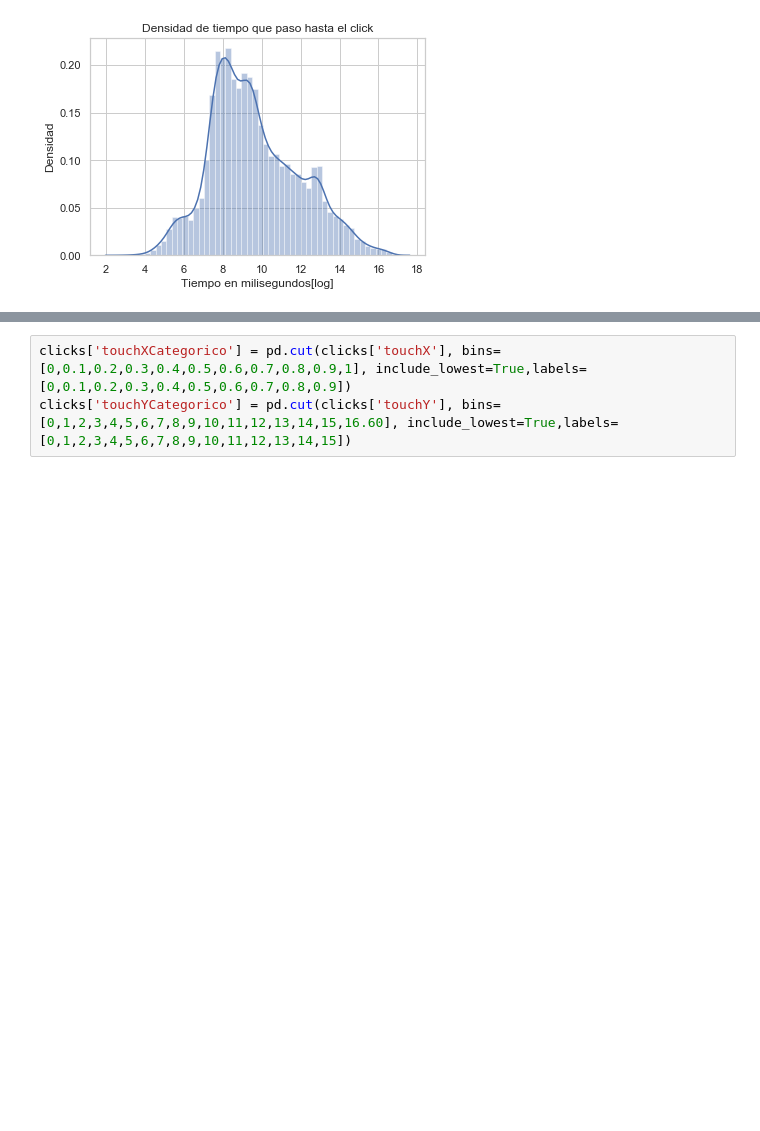
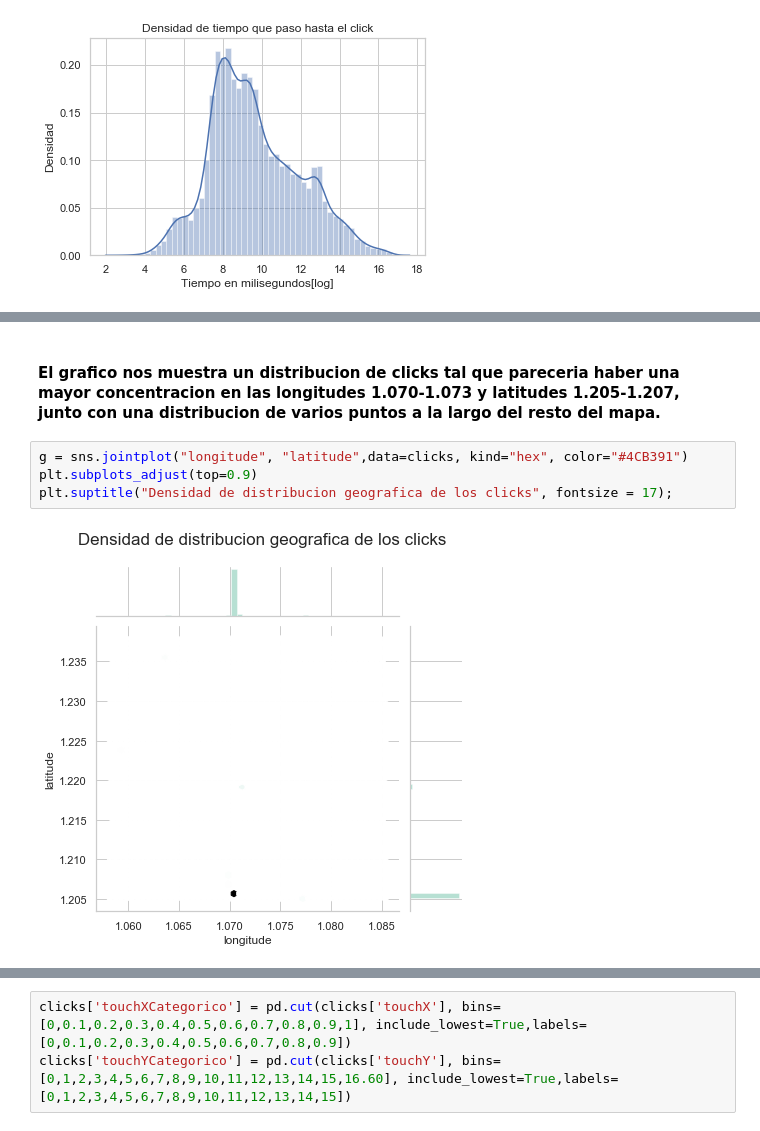
Before and after one commit to EugeniaFranchi/TP-Datos-2019, a Jupyter notebook: Clicks.ipynb, the cells around one changed output, grey strips where cells are left out. Drawn from its saved outputs; the diff is of its cells as text; blank space fills up the shorter version.

```diff
--- a/Clicks.ipynb
+++ b/Clicks.ipynb
@@ -231,0 +259,8 @@ g.set_ylabel("Densidad");
+# %% [markdown]
+#### El grafico nos muestra un distribucion de clicks tal que pareceria haber una mayor concentracion en las longitudes 1.070-1.073 y latitudes 1.205-1.207, junto con una distribucion de varios puntos a la largo del resto del mapa.
+# %%
+g = sns.jointplot("longitude", "latitude",data=clicks, kind="hex", color="#4CB391")
+plt.subplots_adjust(top=0.9)
+plt.suptitle("Densidad de distribucion geografica de los clicks", fontsize = 17);
+# %% [output]
+[figure, added]
```
Also changed, not shown: parts of 12 cells of this notebook.
